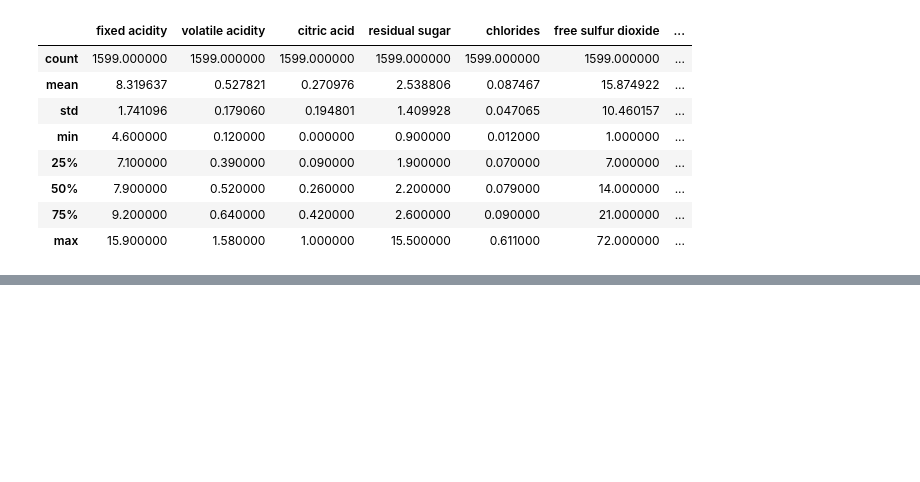
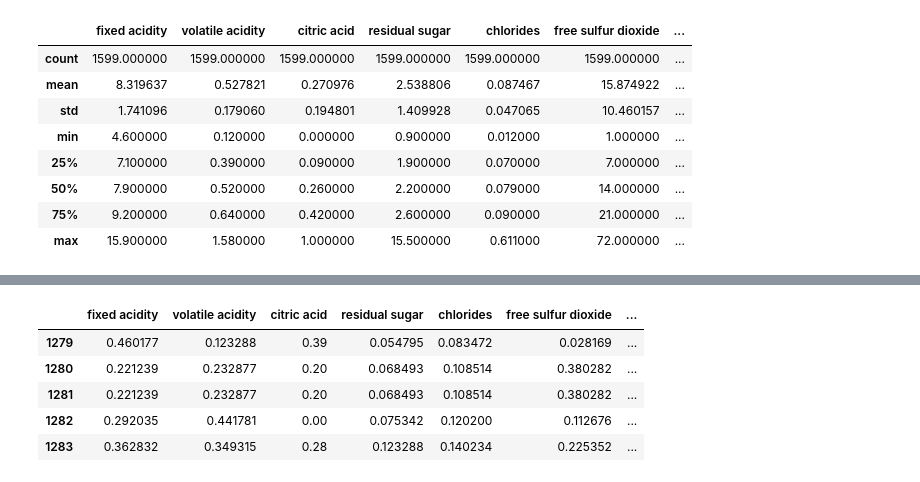
Before and after one commit to devnunu/deep-learning-study, a Jupyter notebook: mid_term_exam/wine/data_analystic.ipynb, the cells around one changed output, grey strips where cells are left out. Saved outputs shown, nothing was run; the diff lists cells and outputs as text; code cells hidden in the pictures; blank space fills up the shorter version.

Commit message:
test, validate 케이스 적용

```diff
--- a/mid_term_exam/wine/data_analystic.ipynb
+++ b/mid_term_exam/wine/data_analystic.ipynb
@@ -54,3 +75,12 @@ df_norm_validate.head()
+# %%
+df_norm_test.head()
+# %% [output]
+|  | fixed acidity | volatile acidity | citric acid | residual sugar | chlorides | free sulfur dioxide | ... |
+| 1279 | 0.460177 | 0.123288 | 0.39 | 0.054795 | 0.083472 | 0.028169 | ... |
+| 1280 | 0.221239 | 0.232877 | 0.20 | 0.068493 | 0.108514 | 0.380282 | ... |
+| 1281 | 0.221239 | 0.232877 | 0.20 | 0.068493 | 0.108514 | 0.380282 | ... |
+| 1282 | 0.292035 | 0.441781 | 0.00 | 0.075342 | 0.120200 | 0.112676 | ... |
+| 1283 | 0.362832 | 0.349315 | 0.28 | 0.123288 | 0.140234 | 0.225352 | ... |
 # %%
 xy = df_norm_train.values
 x_data = xy[:, 0:-1]
```
Also changed, not shown: parts of 7 cells of this notebook.
